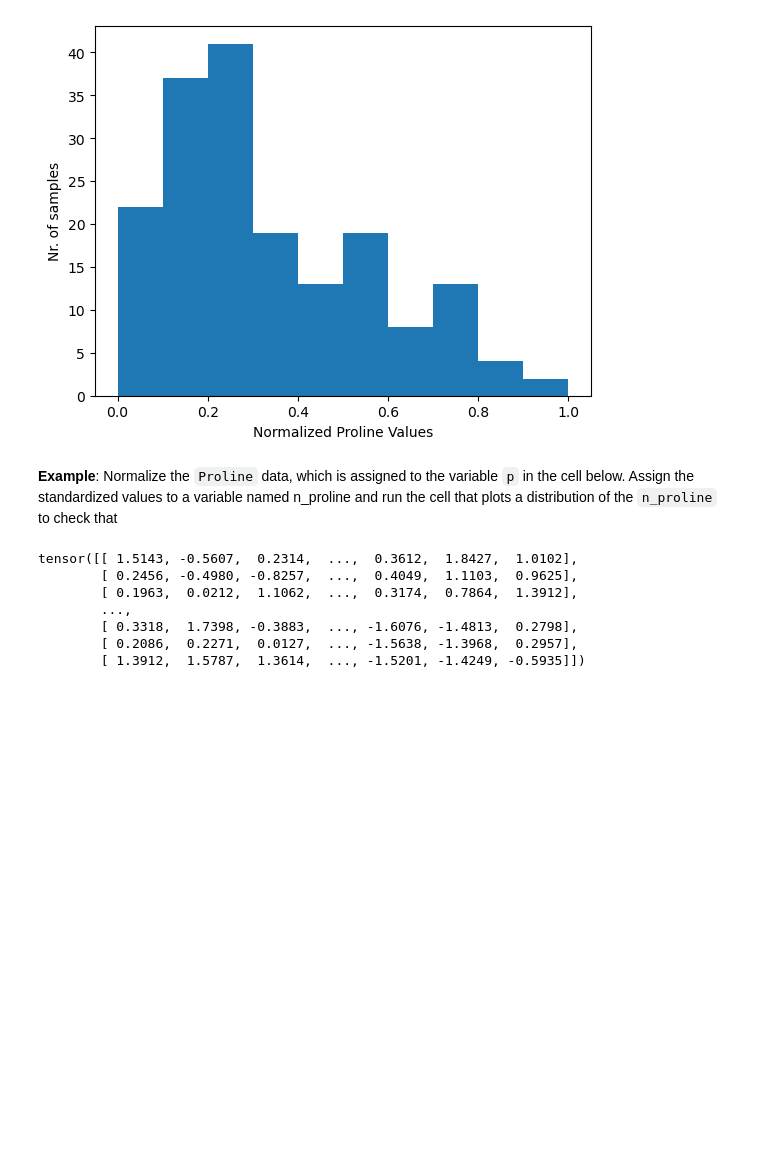
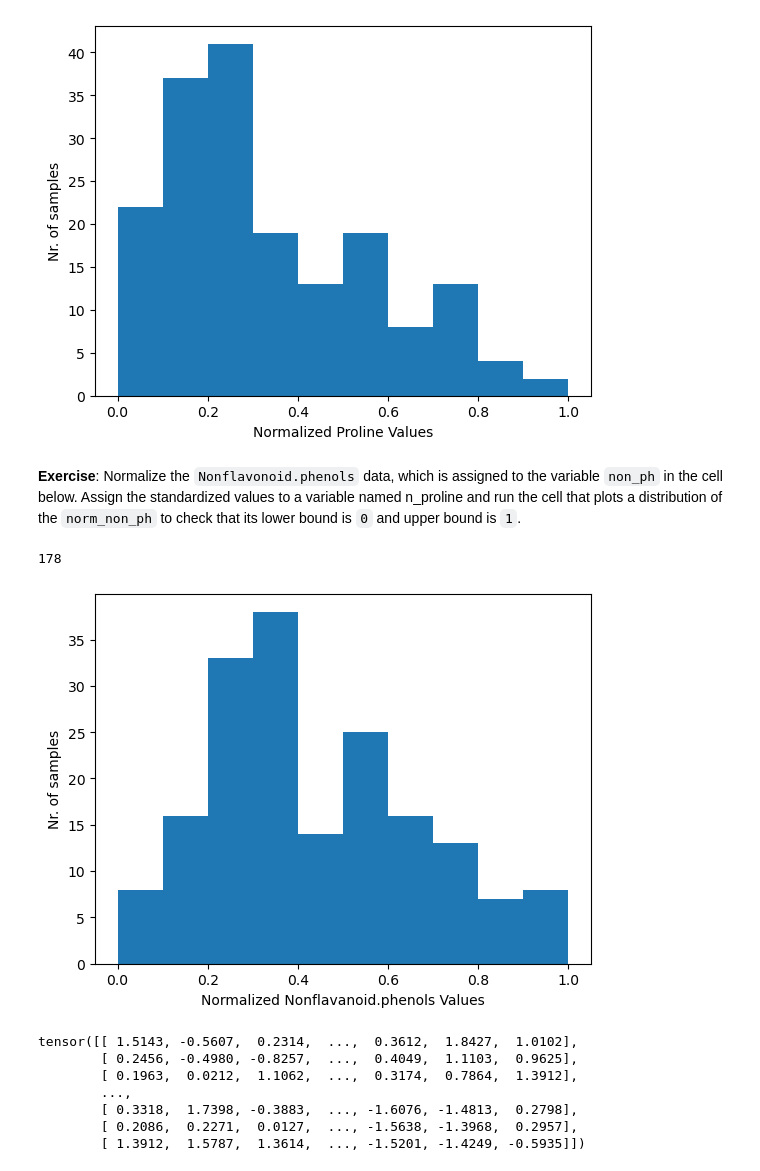
Before and after one commit to atleer/intro-to-deep-learning-dev, a Jupyter notebook: Day02/07_data_standardization/07_data_standardization.ipynb, the cells around one changed output. Cells and saved outputs as stored; diff of their text form; code cells hidden in the pictures; blank space fills up the shorter version.

```diff
--- a/Day02/07_data_standardization/07_data_standardization.ipynb
+++ b/Day02/07_data_standardization/07_data_standardization.ipynb
@@ -117,7 +117,19 @@ plt.ylabel('Nr. of samples')
 Text(0, 0.5, 'Nr. of samples')
 [figure]
 # %% [markdown]
-**Example**: Normalize the `Proline` data, which is assigned to the variable `p` in the cell below. Assign the standardized values to a variable named n_proline and run the cell that plots a distribution of the `n_proline` to check that
+**Exercise**: Normalize the `Nonflavonoid.phenols` data, which is assigned to the variable `non_ph` in the cell below. Assign the standardized values to a variable named n_proline and run the cell that plots a distribution of the `norm_non_ph` to check that its lower bound is `0` and upper bound is `1`.
+# %%
+non_ph = df['Nonflavanoid.phenols'].values
+
+norm_non_ph = (non_ph - non_ph.min())/(non_ph.max()-non_ph.min())
+# %% [output]
+178
+# %%
+plt.hist(norm_non_ph);
+plt.xlabel('Normalized Nonflavanoid.phenols Values')
+plt.ylabel('Nr. of samples');
+# %% [output]
+[figure, added]
 # %%
 (features_orig_tensor-torch.mean(features_orig_tensor, dim=0))/torch.std(features_orig_tensor, dim=0)
 # %% [output]
```
Also changed, not shown: parts of 4 cells of this notebook.
